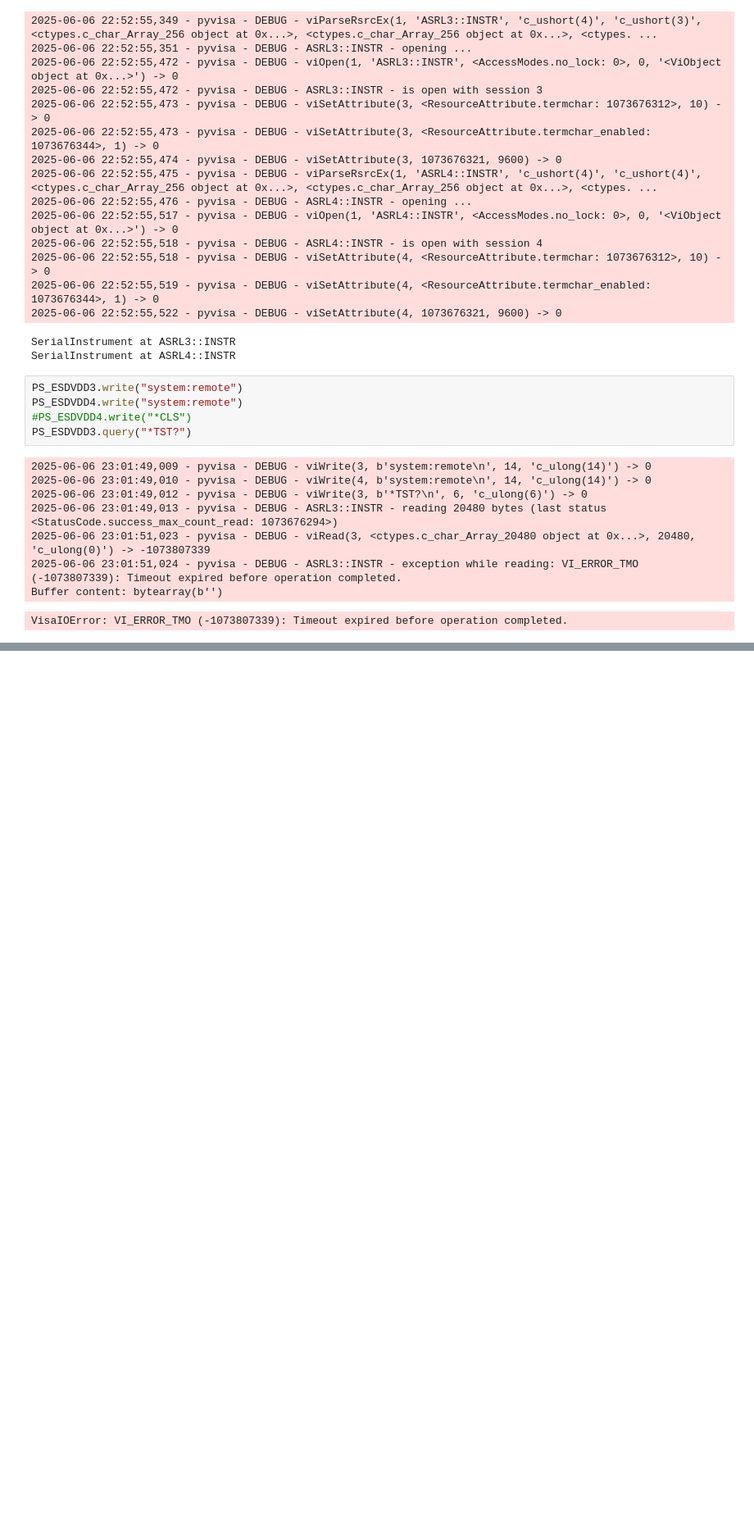
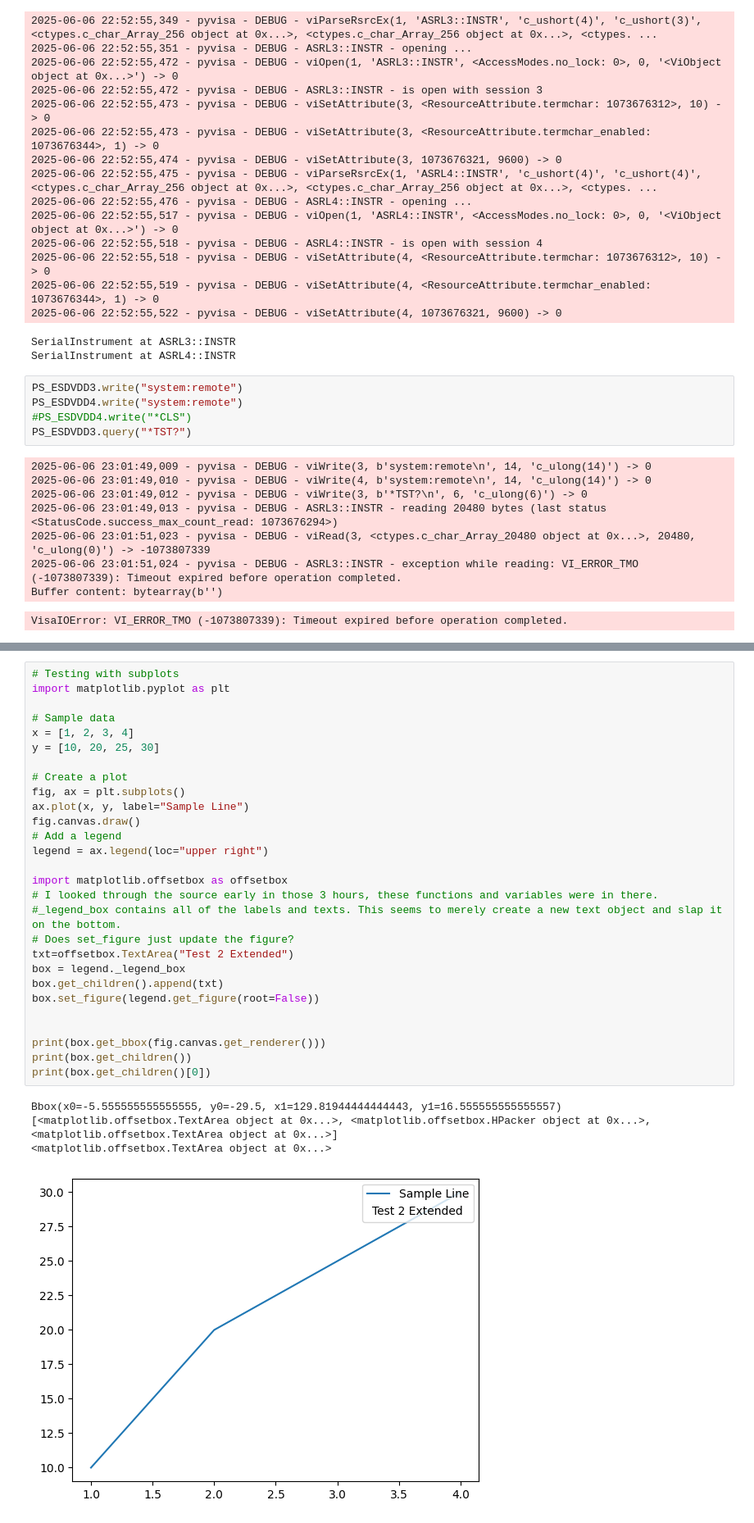
Before and after one commit to lskarda25/ICASL_test_code, a Jupyter notebook: testing_software.ipynb, the cells around one changed output, grey strips where cells are left out. Shown at 82% size. Cells and saved outputs as stored; diff of their text form; blank space fills up the shorter version.

```diff
--- a/testing_software.ipynb
+++ b/testing_software.ipynb
@@ -677,0 +861,33 @@ VisaIOError: VI_ERROR_TMO (-1073807339): Timeout expired before operation comple
+# %%
+# Testing with subplots
+import matplotlib.pyplot as plt
+
+# Sample data
+x = [1, 2, 3, 4]
+y = [10, 20, 25, 30]
+
+# Create a plot
+fig, ax = plt.subplots()
+ax.plot(x, y, label="Sample Line")
+fig.canvas.draw()
+# Add a legend
+legend = ax.legend(loc="upper right")
+
+import matplotlib.offsetbox as offsetbox
+# I looked through the source early in those 3 hours, these functions and variables were in there.
+#_legend_box contains all of the labels and texts. This seems to merely create a new text object and slap it on the bottom.
+# Does set_figure just update the figure?
+txt=offsetbox.TextArea("Test 2 Extended")
+box = legend._legend_box
+box.get_children().append(txt)
+box.set_figure(legend.get_figure(root=False))
+
+
+print(box.get_bbox(fig.canvas.get_renderer()))
+print(box.get_children())
+print(box.get_children()[0])
+# %% [output]
+Bbox(x0=-5.555555555555555, y0=-29.5, x1=129.81944444444443, y1=16.555555555555557)
+[<matplotlib.offsetbox.TextArea object at 0x...>, <matplotlib.offsetbox.HPacker object at 0x...>, <matplotlib.offsetbox.TextArea object at 0x...>]
+<matplotlib.offsetbox.TextArea object at 0x...>
+[figure, added]
```
Also changed, not shown: parts of 22 cells of this notebook.
